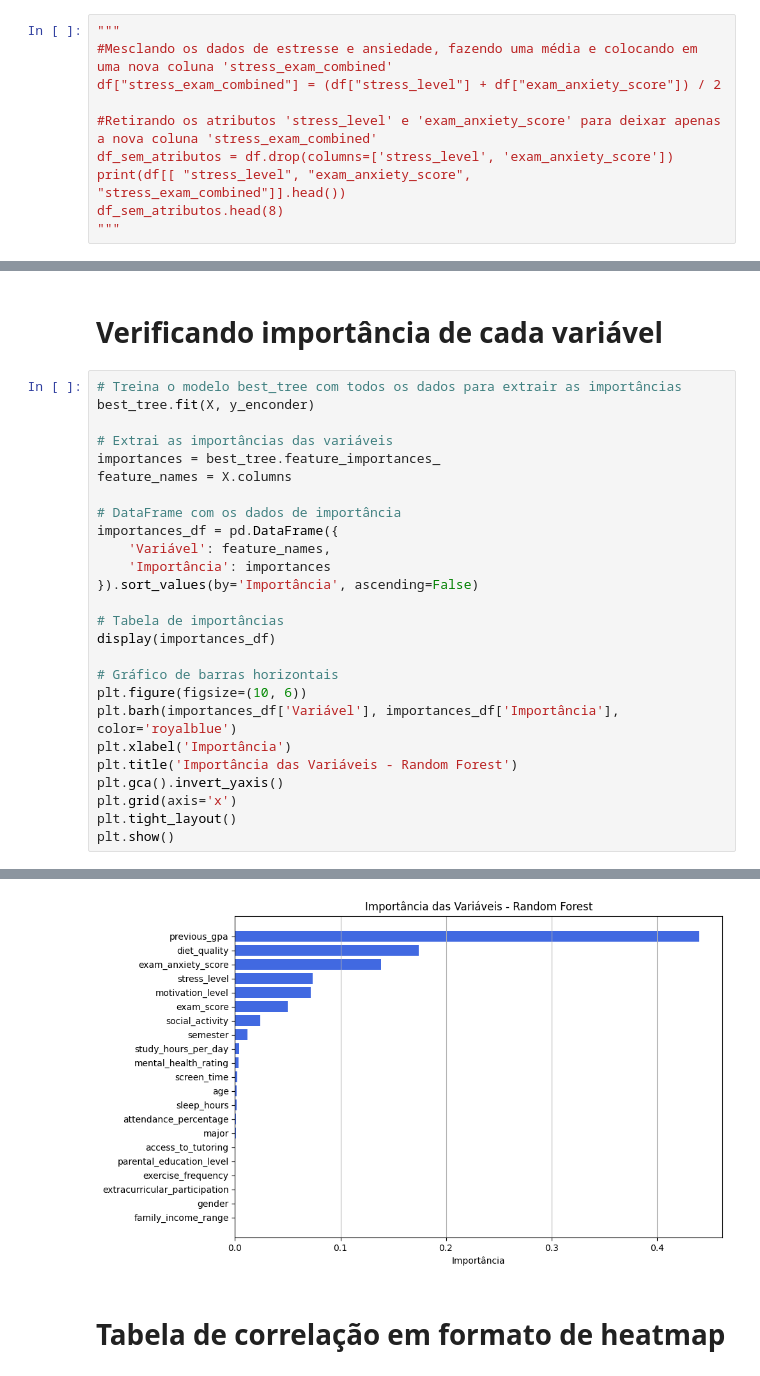
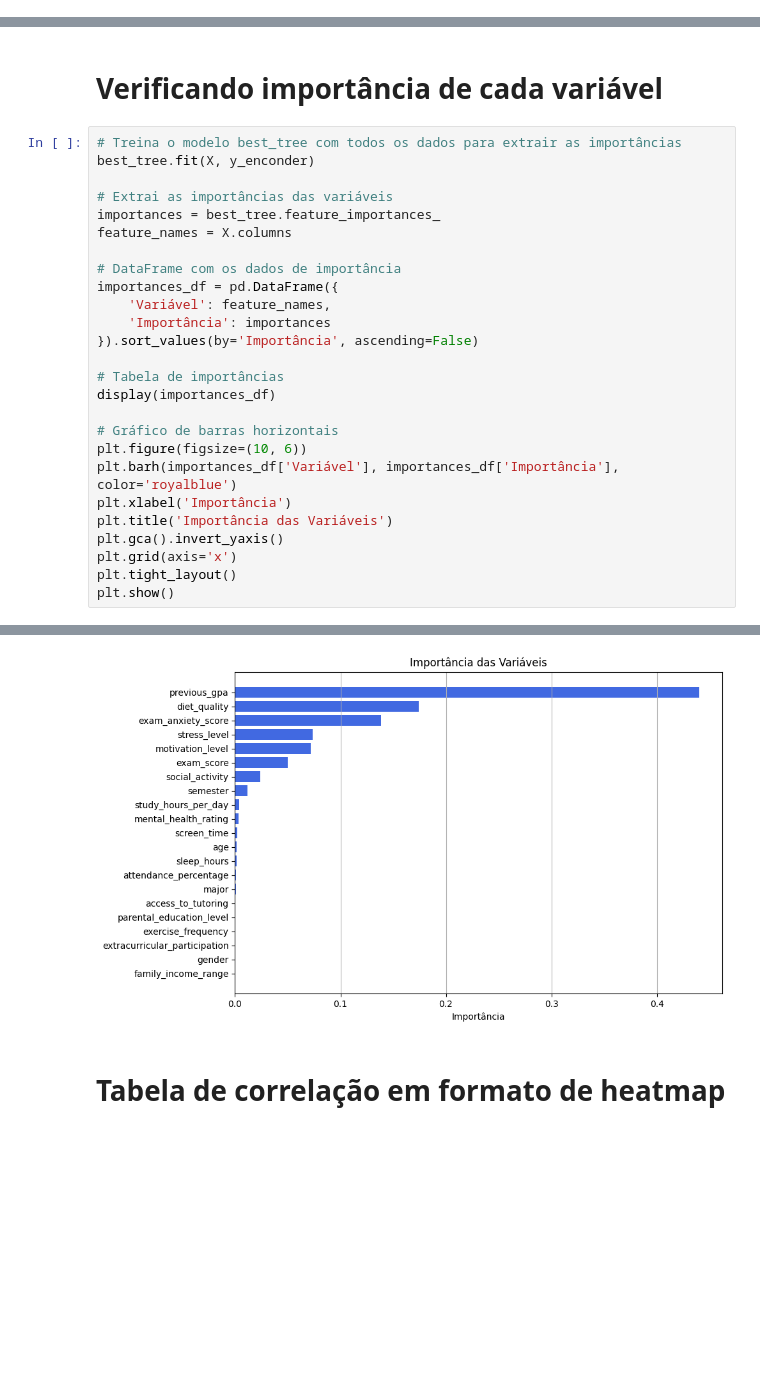
Before and after one commit to rafyzzs/tpia, a Jupyter notebook: ia.ipynb, the cells around one changed output, grey strips where cells are left out. Saved outputs shown, nothing was run; the diff lists cells and outputs as text; blank space fills up the shorter version.

```diff
--- a/ia.ipynb
+++ b/ia.ipynb
@@ -150,10 +131,0 @@ Não rodar este bloco por enquanto. Ideias futuras
-# %%
-"""
-#Mesclando os dados de estresse e ansiedade, fazendo uma média e colocando em uma nova coluna 'stress_exam_combined'
-df["stress_exam_combined"] = (df["stress_level"] + df["exam_anxiety_score"]) / 2
-
-#Retirando os atributos 'stress_level' e 'exam_anxiety_score' para deixar apenas a nova coluna 'stress_exam_combined'
-df_sem_atributos = df.drop(columns=['stress_level', 'exam_anxiety_score'])
-print(df[[ "stress_level", "exam_anxiety_score", "stress_exam_combined"]].head())
-df_sem_atributos.head(8)
-"""
@@ -398,35 +370,35 @@ importances_df = pd.DataFrame({
 
 # Tabela de importâncias
 display(importances_df)
 
 # Gráfico de barras horizontais
 plt.figure(figsize=(10, 6))
 plt.barh(importances_df['Variável'], importances_df['Importância'], color='royalblue')
 plt.xlabel('Importância')
-plt.title('Importância das Variáveis - Random Forest')
+plt.title('Importância das Variáveis')
 plt.gca().invert_yaxis()
 plt.grid(axis='x')
 plt.tight_layout()
 plt.show()
 # %% [output]
 |  | Variável | Importância |
 | 6 | previous_gpa | 0.440032 |
 | 16 | diet_quality | 0.174365 |
 | 12 | exam_anxiety_score | 0.138266 |
 | 8 | stress_level | 0.073784 |
 | 11 | motivation_level | 0.072035 |
 | 13 | exam_score | 0.050151 |
 | 9 | social_activity | 0.024164 |
 | 7 | semester | 0.011797 |
 | 1 | study_hours_per_day | 0.003946 |
 | 5 | mental_health_rating | 0.003268 |
 | ... | ... | ... |
 | 17 | parental_education_level | 0.000210 |
 | 4 | exercise_frequency | 0.000157 |
 | 18 | extracurricular_participation | 0.000046 |
 | 14 | gender | 0.000000 |
 | 20 | family_income_range | 0.000000 |
-[figure, old version]
+[figure, new version]
 # %% [markdown]
 # Tabela de correlação em formato de heatmap
 # %%
```
Also changed, not shown: parts of 14 cells of this notebook.
